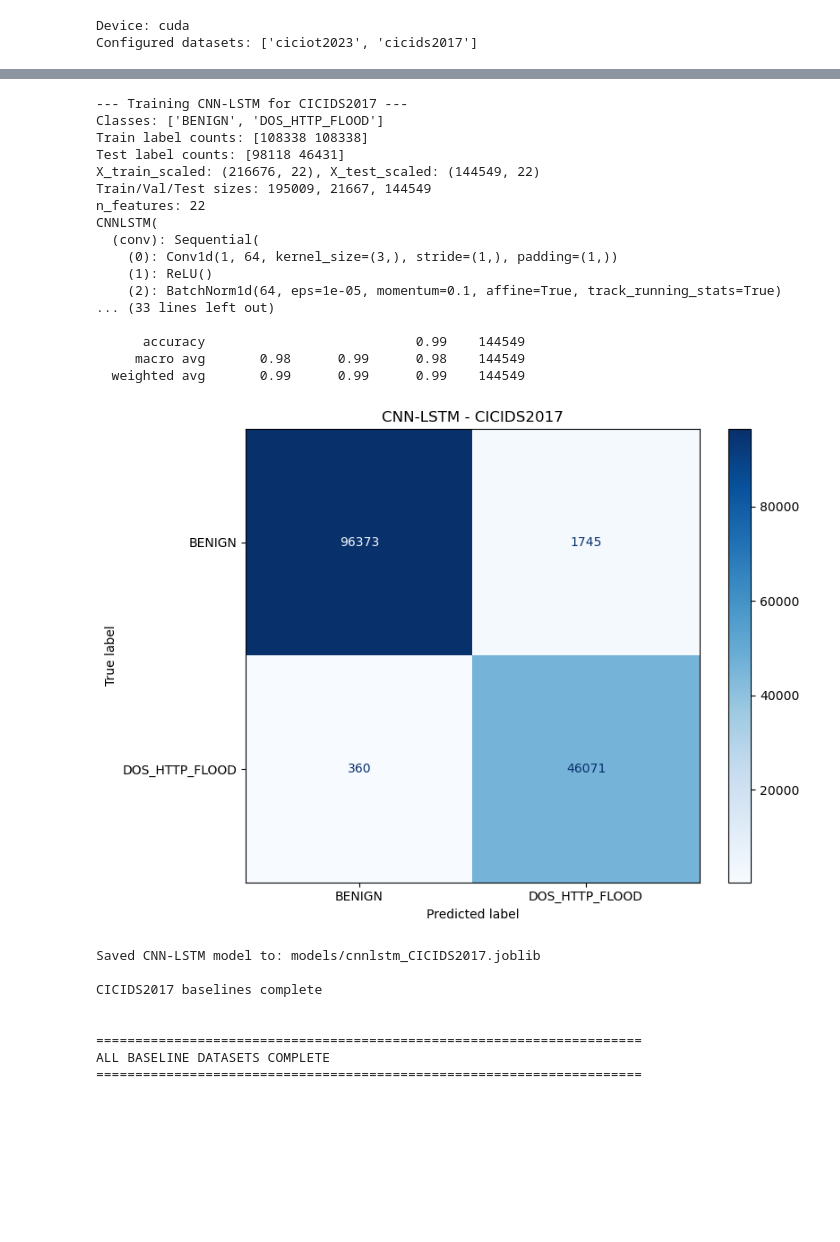
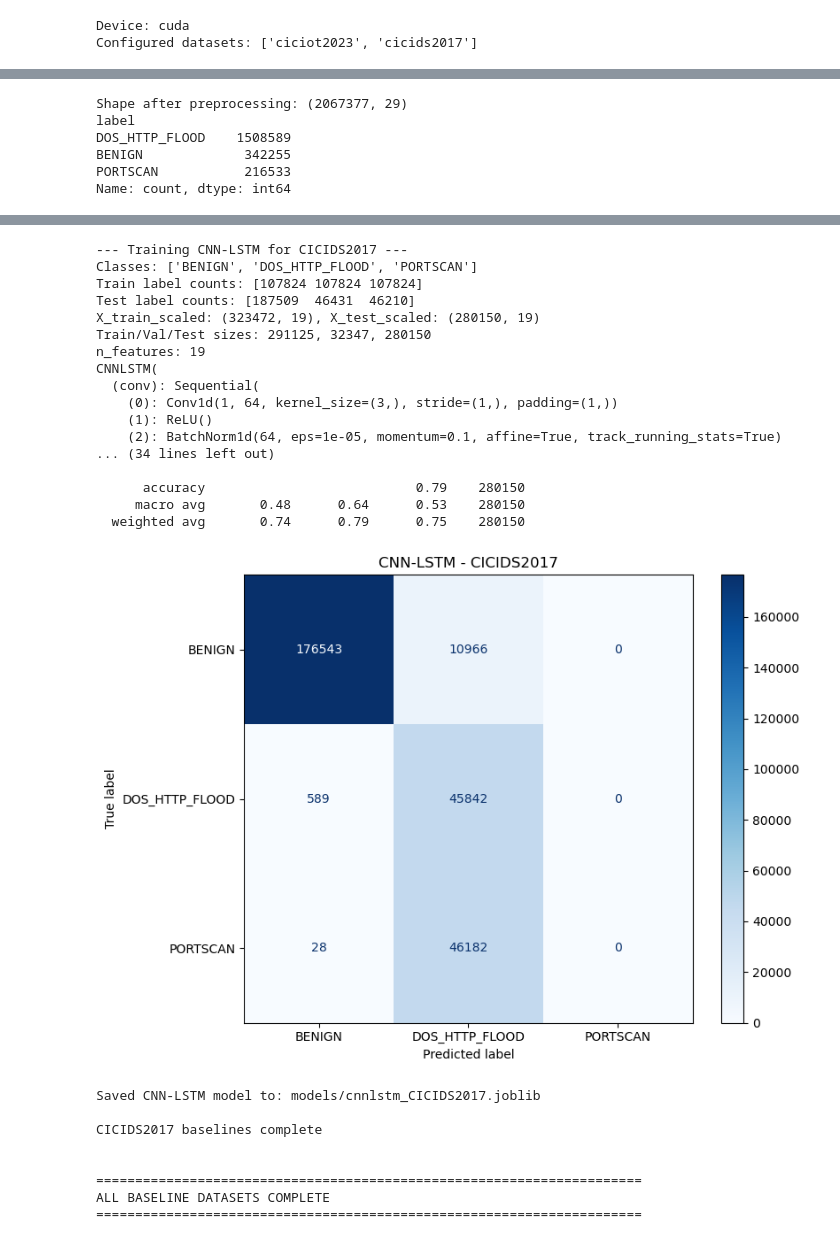
Before and after one commit to ramuld12/Property-based-Neural-Network-Verification, a Jupyter notebook: baseline/baseline.ipynb, the cells around one changed output, grey strips where cells are left out. Saved outputs shown, nothing was run; the diff lists cells and outputs as text; code cells hidden in the pictures; blank space fills up the shorter version.

```diff
--- a/baseline/baseline.ipynb
+++ b/baseline/baseline.ipynb
@@ -52,3 +74,13 @@ Configured datasets: ['ciciot2023', 'cicids2017']
+# %%
+print(f"Shape after preprocessing: {df_ciciot2023.shape}")
+print(df_ciciot2023["label"].value_counts())
+# %% [output]
+Shape after preprocessing: (2067377, 29)
+label
+DOS_HTTP_FLOOD    1508589
+BENIGN             342255
+PORTSCAN           216533
+Name: count, dtype: int64
 # %%
 # ===== SETUP AND HELPER FUNCTIONS =====
 import copy
@@ -137,59 +169,26 @@ def create_training_functions(model, criterion, optimizer, device):
         return np.concatenate(probs_list), np.concatenate(y_list)
 
     return train_one_epoch, eval_loss_and_acc, predict_probs
-# %%
-FEATURES = [
-    "proto",
-    "service",
-    "duration",
-    "orig_bytes",
-    "resp_bytes",
-    "conn_state",
-    "missed_bytes",
-    "history",
-    "orig_pkts",
-    "orig_ip_bytes",
-    "resp_pkts",
-    "resp_ip_bytes",
-]
 # %%
 # ===== COMPLETE BASELINE PIPELINE PER DATASET =====
 
 for dataset_name, dataset_config in DATASETS.items():
-    dataset_path = Path(dataset_config["path"])
     dataset_name_upper = dataset_name.upper()
     print(f"\n{'='*70}")
     print(f"Training baselines for: {dataset_name_upper}")
     print(f"{'='*70}")
 
     # Load and preprocess dataset
-    cleaned_df = load_and_preprocess_data(str(dataset_path))
-    print(f"Loaded: {dataset_path}")
-    print(f"Shape after preprocessing: {cleaned_df.shape}")
-    print(cleaned_df["label"].value_counts())
+    cleaned_df = dataset_config["data"]
 
-    df = cleaned_df.copy()
-
-    for col in [
-        "duration",
-        "orig_bytes",
-        "resp_bytes",
-        "missed_bytes",
-        "orig_pkts",
-        "orig_ip_bytes",
-        "resp_pkts",
-        "resp_ip_bytes",
-    ]:
-        if col in df.columns:
-            df[col] = pd.to_numeric(df[col], errors="coerce").fillna(0.0)
 
     # Filter to attack labels
-    attack_labels = ["DOS_HTTP_FLOOD"]
-    cleaned_df = df[df["label"].isin(attack_labels + ["BENIGN"])]
+    attack_labels = ["DOS_HTTP_FLOOD", "PORTSCAN"]
+    cleaned_df = cleaned_df[cleaned_df["label"].isin(attack_labels + ["BENIGN"])]
     print(f"Attack labels found: {attack_labels}")
 
     # Train/test split
-    X_full = cleaned_df.drop("label", axis=1)
+    X_full = cleaned_df[FEATURES].copy()
     y_full = cleaned_df["label"]
     test_size = 0.3
     X_train, X_test, y_train, y_test = train_test_split(
@@ -349,8 +348,6 @@ for dataset_name, dataset_config in DATASETS.items():
     print("FEATURES USED: " + ", ".join(FEATURES))
     print(classification_report(yy_labels.astype(str), pred_labels.astype(str), zero_division=0))
 
-
-
     # Save CNN-LSTM confusion matrix
     fig_cnn, ax_cnn = plt.subplots(figsize=(8, 6))
     ConfusionMatrixDisplay(cnn_cm, display_labels=le.classes_).plot(ax=ax_cnn, cmap='Blues')
@@ -433,21 +430,21 @@ Saved RF model to: models/random_forest_CICIDS2017.joblib
 --- Training CNN-LSTM for CICIDS2017 ---
-Classes: ['BENIGN', 'DOS_HTTP_FLOOD']
-Train label counts: [108338 108338]
-Test label counts: [98118 46431]
-X_train_scaled: (216676, 22), X_test_scaled: (144549, 22)
-Train/Val/Test sizes: 195009, 21667, 144549
-n_features: 22
+Classes: ['BENIGN', 'DOS_HTTP_FLOOD', 'PORTSCAN']
+Train label counts: [107824 107824 107824]
+Test label counts: [187509  46431  46210]
+X_train_scaled: (323472, 19), X_test_scaled: (280150, 19)
+Train/Val/Test sizes: 291125, 32347, 280150
+n_features: 19
 CNNLSTM(
   (conv): Sequential(
     (0): Conv1d(1, 64, kernel_size=(3,), stride=(1,), padding=(1,))
     (1): ReLU()
     (2): BatchNorm1d(64, eps=1e-05, momentum=0.1, affine=True, track_running_stats=True)
-... (33 lines left out)
+... (34 lines left out)
 
-      accuracy                           0.99    144549
-     macro avg       0.98      0.99      0.98    144549
-  weighted avg       0.99      0.99      0.99    144549
+      accuracy                           0.79    280150
+     macro avg       0.48      0.64      0.53    280150
+  weighted avg       0.74      0.79      0.75    280150
-[figure, old version]
+[figure, new version]
 Saved CNN-LSTM model to: models/cnnlstm_CICIDS2017.joblib
 
 CICIDS2017 baselines complete
```
Also changed, not shown: parts of 4 cells of this notebook, 9 other files.
